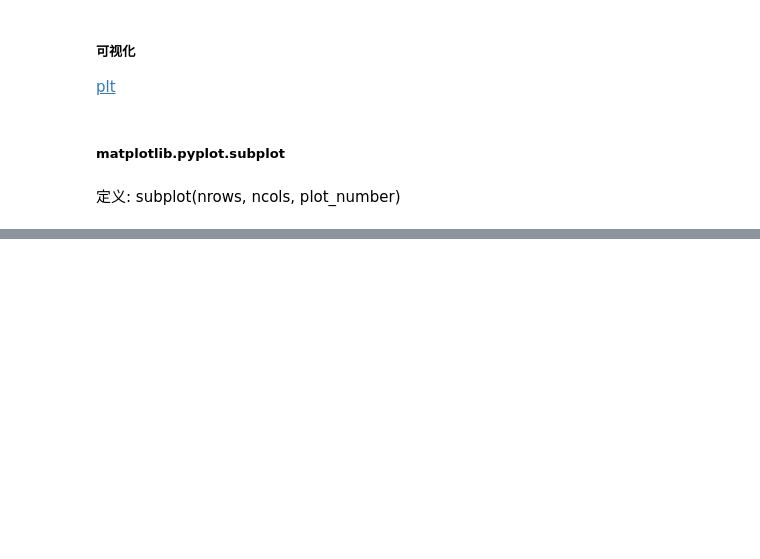
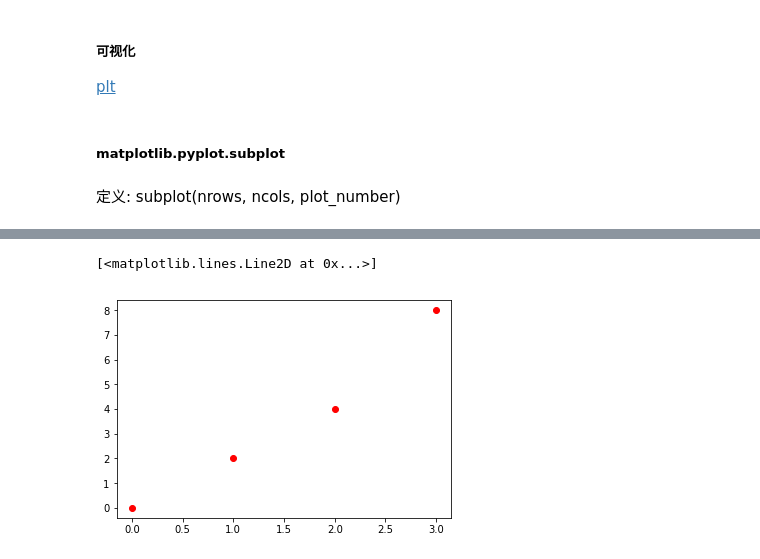
Before and after one commit to hyhlinux/math, a Jupyter notebook: 01Elementaryfunction/demo_plt.ipynb, the cells around one changed output, grey strips where cells are left out. Cells and saved outputs as stored; diff of their text form; code cells hidden in the pictures; blank space fills up the shorter version.

```diff
--- a/01Elementaryfunction/demo_plt.ipynb
+++ b/01Elementaryfunction/demo_plt.ipynb
@@ -30,0 +30,8 @@ plt.show()
+# %%
+#plot(x, y)
+plt.subplot(1, 1, 1)
+# x坐标0,1,2,3 y对应的值0, 2, 4, 8 /matplotlib/axes.py 定义了plot参数说明，默认是线，ro r:red o: circle marker
+plt.plot([0, 1, 2, 3], [0, 2, 4, 8], 'ro')
+# %% [output]
+[<matplotlib.lines.Line2D at 0x...>]
+[figure, added]
```
Also changed, not shown: parts of 13 cells of this notebook, 2 other files.
